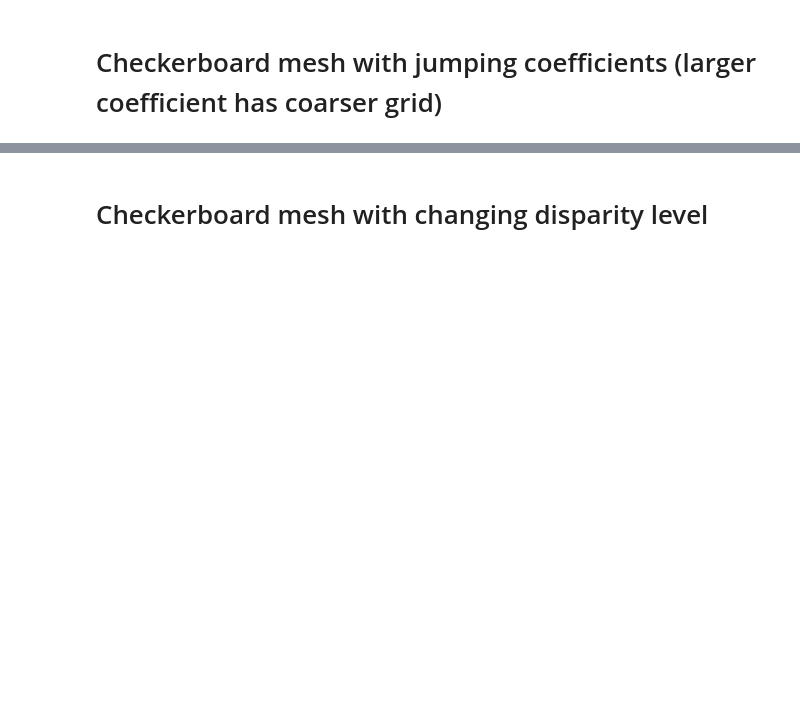
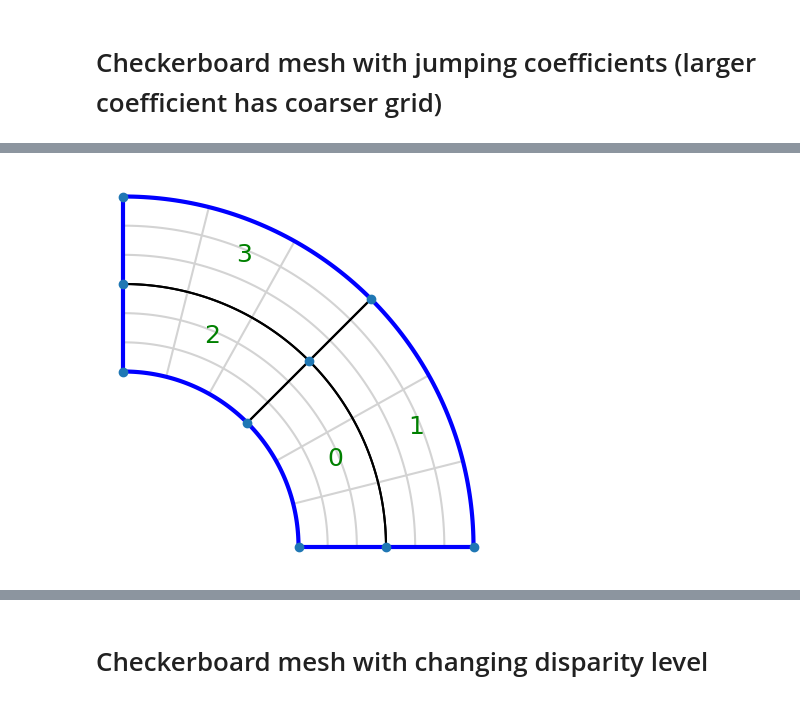
Before and after one commit to c-f-h/pyiga, a Jupyter notebook: notebooks/IETI.ipynb, the cells around one changed output, grey strips where cells are left out. Drawn from its saved outputs; the diff is of its cells as text; code cells hidden in the pictures; blank space fills up the shorter version.

```diff
--- a/notebooks/IETI.ipynb
+++ b/notebooks/IETI.ipynb
@@ -107,30 +117,32 @@ def solveDirect(MP, dir_data, f, nu, Ma_T=None):
 # %% [markdown]
 # Checkerboard mesh with jumping coefficients (larger coefficient has coarser grid)
 # %%
-degs = (2,3,4,5,6,7,8)
-maxiters=(6,6,6,6,5,5,5)
+degs = (1,)
+maxiters=(1,)
 
 R = np.zeros((max(maxiters),2*len(degs)))
 
 f={0:lambda x,y: 1., 1:lambda x,y: 1.}
-nu = {1:1.,0:1.}
+nu = {0:100.,1:100.}
 dir_data = {0:0}
+prim = {'v':1, 'e':1}
+Prec = "1"
 
-plot=False
+plot=1
 
 for i, deg in enumerate(degs):
-    N = deg + 1
+    N = 3
     knots = (bspline.make_knots(deg,0,1,N),bspline.make_knots(deg,0,1,N))
     M = topology.MultiPatch([(knots,geometry.quarter_annulus())])
     M.h_refine();
+    #M.set_domain_id({1:{0}})
+    #M.h_refine();
     #M.h_refine({p:-1 for p in {1,2}})
 
-    M.h_refine();
-    M.h_refine({p:-1 for p in {4,5,7,8,10,11,13,14}})
+    #M.h_refine(-1);
+    #M.h_refine({p:-1 for p in {4,5,7,8,10,11,13,14}})
 
-    M.set_domain_id({1:{0,1,2,3,6,9,12,15}})
-    #M.set_domain_id({1:{0,3}})
-
+    #M.set_domain_id({1:{0,1,2,3,6,9,12,15}})
 
     IMap = ieti.IetiMapper(M, dir_data)
 
@@ -142,15 +154,64 @@ for i, deg in enumerate(degs):
             M.plotmesh(figsize=(5,5),color={1:'orange',0:'white'}, knots=1, bwidth=3, nodes=1, bcolor={0:'blue'}, patch_idx=1)
             plt.axis('off');
             plt.axis('scaled');
-            plt.savefig('/home/wolfman/Pictures/IETI-checkerboard/i'+str(k)+'.pdf',bbox_inches='tight')
+            plt.savefig('/home/wolfman/Pictures/IETI_checkerboard/i'+str(k)+'.pdf',bbox_inches='tight')
             plt.show()
 
         IMap.parametersort(nu)
-        u,R[k,2*i],R[k,2*i+1]  = solveIETI(IMap, dir_data,f,nu, P='edge')
+        #u,R[k,2*i],R[k,2*i+1],C = solveIETI(IMap, dir_data,f,nu, P=1, prim={'v':1, 'e':1})
 
-        IMap.h_refine({p:-1 for p in {4,5,7,8,10,11,13,14}});
+        A, RHS = IMap.assemble(a=nu,f=f, M=None)
+        N = [A.shape[0] for A in A]
+        B, eliminated_constraints = IMap.ConstraintMatrices(redundant=False)
+
+        SD = ieti.ScaledDirichletPreconditioner(A, B, IMap)
+
+        Prim = csc_matrix((IMap.nLocDofs,0))
+        #print(IMap.nodes_as_primals())
+        if prim['v']:
+            Prim = scipy.sparse.hstack([Prim, IMap.nodes_as_primals()])
+        if prim['e']:
+            Prim = scipy.sparse.hstack([Prim, IMap.interface_averages_as_primals()])
+        #print(Prim)
+        if Prim.shape[1]==0:
+            I = ieti.IetiSystem(A, B, RHS, N)
+            F, b = I.SchurComplement(), I.RHSforSchurComplement()
+        else:
+            primal = ieti.PrimalSystem(Prim)
+            A, B, RHS, C = primal.incorporate_PrimalConstraints(A, B, RHS, IMap)
+            loc_solver = primal.compute_PrimalBasis(A, B, RHS, C)
+
+            A.append(primal.A_prim), B.append(primal.B_prim), RHS.append(primal.RHS_prim)
+            loc_solver.append(solvers.make_solver(primal.A_prim, spd=True, symm=True)), N.append(primal.A_prim.shape[0])
+
+            I = ieti.IetiSystem(A, B, RHS, N, loc_solver)
+            F, b = I.SchurComplement(), I.RHSforSchurComplement()
+
+        if Prec=='selection':
+            SD.setupSelectionScaling()
+            lam, it, min_eig, max_eig, r = solvers.pcg(F, b, x0=None, maxiter=2000, P=SD.prec(), output=1, rtol=1e-6, atol=1e-12)
+        elif Prec=='deluxe':
+            prec=ieti.EdgePreconditioner(IMap, SD.SchurMatrices(), SD.B ,C)
+            #print(Prec@np.eye(Prec.shape[0]))
+            lam, it, min_eig, max_eig, r = solvers.pcg(F, b, x0=None, maxiter=2000, P=prec, output=1, rtol=1e-6, atol=1e-12)
+        elif Prec=='coefficient':
+            SD.setupCoefficientScaling(nu)
+            lam, it, min_eig, max_eig, r = solvers.pcg(F, b, x0=None, maxiter=2000, P=SD.prec(), output=1, rtol=1e-6, atol=1e-12)
+        else:
+            print("no preconditioner.")
+            lam, it, min_eig, max_eig, r = solvers.pcg(F, b, x0=None, maxiter=2000, P=1, output=1, rtol=1e-6, atol=1e-12)
+
+        u = I.constructSolutionFromLagrangeMultipliers(lam)
+        if Prim.shape[1]!=0:
+            u = primal.distributePrimalSolution(u)
+        u = IMap.completeDirichlet(u)
+
+        u = np.concatenate(u)
+        R[k,2*i] = it
+        R[k,2*i+1] = abs(max_eig/min_eig)
+
+        if k<maxiters[i]-1:
+            IMap.h_refine(-1);
         print("#####################################################")
-#np.savetxt('checkerboard_badselection.txt', R1, fmt=len(degs)*('%d','%1.3f'), delimiter = ' & ', newline='\\\\\n')
-#np.savetxt('checkerboard_badedge.txt', R2, fmt=len(degs)*('%d','%1.3f'), delimiter = ' & ', newline='\\\\\n')
-np.savetxt('checkerboard_badselection.txt', R, fmt=len(degs)*('%d','%1.3f'), delimiter = ' & ', newline='\\\\\n')
+np.savetxt('checkerboard_S_bad_V.txt', R, fmt=len(degs)*('%d','%1.3f'), delimiter = ' & ', newline='\\\\\n')
 # %% [output]
@@ -173,0 +222 @@ setting up constraints took 0.08913707733154297 seconds.
+[figure, added]
```
Also changed, not shown: parts of 22 cells of this notebook, 19 other files.
